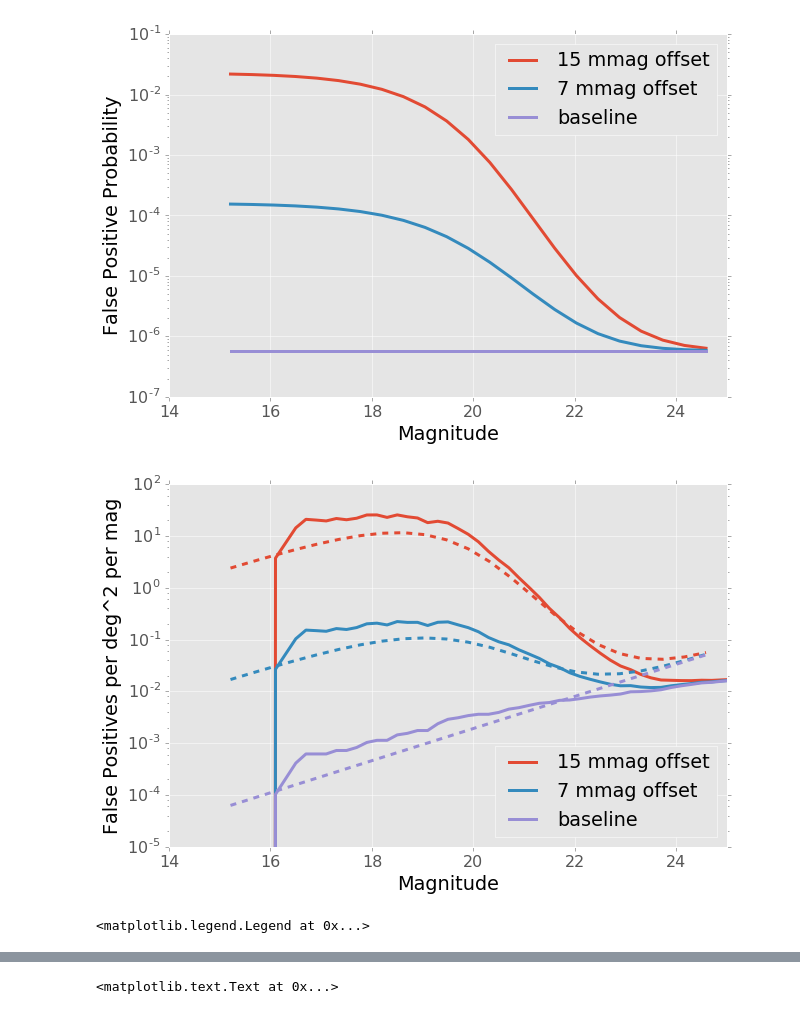
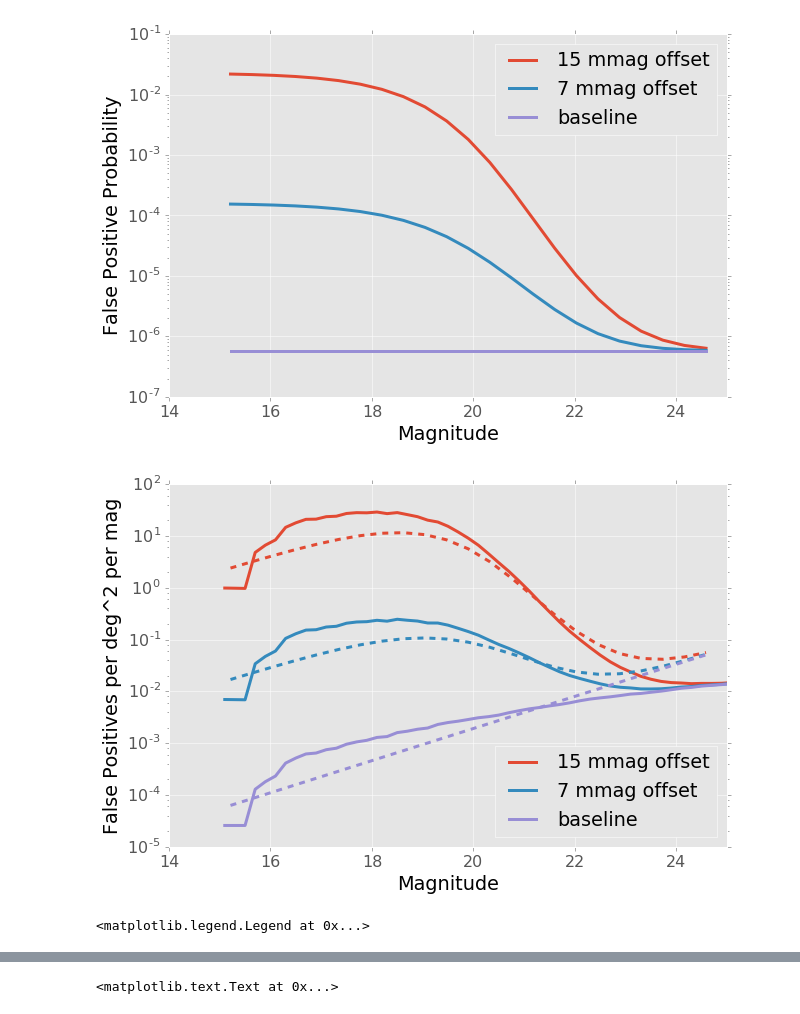
Before and after one commit to lsst-dmsst/LDM-523, a Jupyter notebook: numerical_estimation.ipynb, the cells around one changed output, grey strips where cells are left out. Saved outputs shown, nothing was run; the diff lists cells and outputs as text; code cells hidden in the pictures.

```diff
--- a/numerical_estimation.ipynb
+++ b/numerical_estimation.ipynb
@@ -19,7 +19,7 @@ starDensity = stellar_catsim_data['starDensity'].copy()
 
 def differential_stellar_density(ra, dec, catsim_data):
     healpix_bin = _raDec2Hpid(64, np.radians(ra), np.radians(dec))
-    return catsim_data['bins'], catsim_data['starDensity'][healpix_bin,:]
+    return catsim_data['bins'], np.mean(catsim_data['starDensity'][healpix_bin-2:healpix_bin+2,:], axis=0)
 
 
 ret_bins, ret_stars = differential_stellar_density(180, -45, stellar_catsim_data)
@@ -91,39 +91,49 @@ for offset, label_text in trial_offsets:
              ls='-', color=lines[0].get_color(), lw=3)
 
 
+snr = 5 * 10**(-0.4*(mag_bins - m5))
+sigma_g = 0.85/0.2
+cumulative_kaiser = 4000*4000/(2**(5/2.0)*np.pi**(3/2.0)*sigma_g**2) * snr * exp(-snr**2/2.0)
+differential_kaiser = cumulative_kaiser[1:] - cumulative_kaiser[:-1]
+
+# Disabling this since the rise is so steep, it doesn't show very much
+#plt.plot(mags, differential_kaiser/delta_mag, 'k-', lw=2)
+
+
 plt.gca().set_yscale('log')
 plt.ylabel("False Positives per deg^2 per mag")
 plt.xlabel("Magnitude")
 plt.xlim(14, 25)
+plt.ylim(10**-5, 10**2)
 
 plt.legend(loc=0)
 plt.savefig("figures/false_positive_differential.pdf")
 
 
 plt.show()
 delta_mag = mag_bins[1] - mag_bins[0]
 for offset, label_text in trial_offsets:
 
     galaxy_fp_rates = fp_rate(phot_uncertainty(stellar_mags, m5, gamma), offset, 5.0)
     cumulative_galaxies = np.cumsum(galaxy_differential_counts(stellar_mag_bins)*galaxy_fp_rates)
 
     stellar_fp_rates = fp_rate(phot_uncertainty(stellar_mags, m5, gamma), offset, 5.0)
     _, stellar_density = differential_stellar_density(coord.icrs.ra.deg, coord.icrs.dec.deg, stellar_catsim_data)
     cumulative_stars = np.cumsum(stellar_density*stellar_fp_rates)
 
     lines = plt.plot(stellar_mags, cumulative_galaxies + cumulative_stars,
                      label=label_text, lw=3)
 
 plt.axhline(65.0, color='k')
 plt.text(20, 65, r"Irreducable Bkgd ~65/deg$^2$", verticalalignment="top")
 plt.gca().set_yscale('log')
 plt.ylabel("Cumulative False Positives per deg^2")
 plt.xlabel("Magnitude")
 plt.xlim(14, 25)
 plt.legend(loc=0)
 
 #plt.axhline(0.5*1.7e6)
 # %% [output]
 [figure]
-[figure, old version]
+[figure, new version]
 <matplotlib.legend.Legend at 0x...>
```
Also changed, not shown: parts of 4 cells of this notebook, 9 other files.
